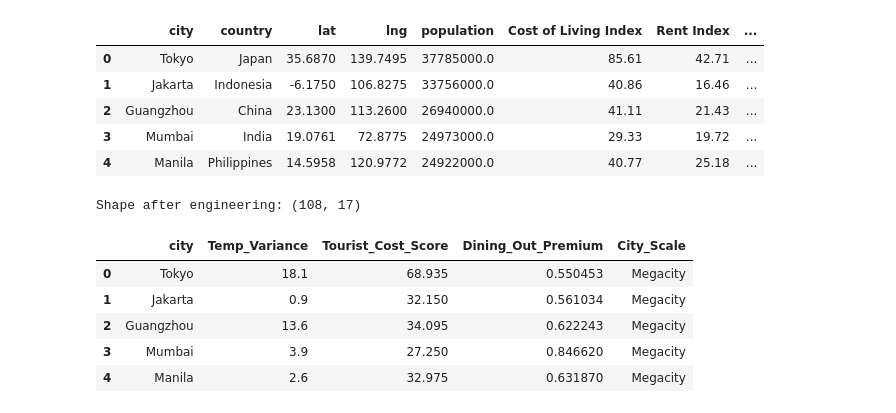
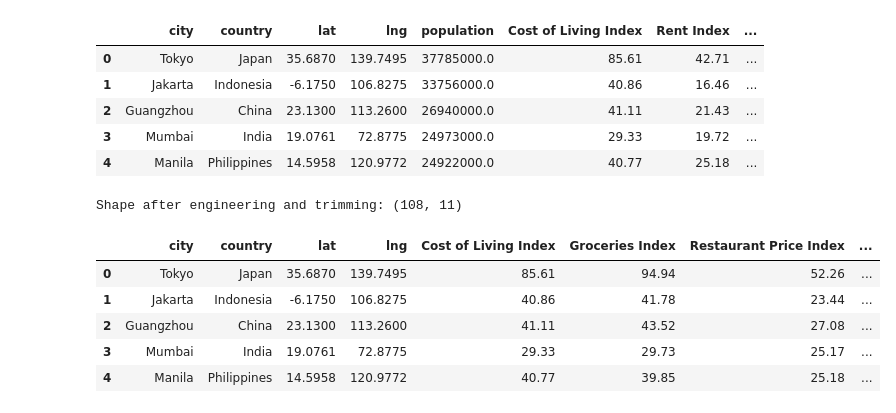
Before and after one commit to bmislol/smart-travel-planner, a Jupyter notebook: notebook/cleaning/label_engineering.ipynb, the cells around one changed output. Cells and saved outputs as stored; diff of their text form; code cells hidden in the pictures.

```diff
--- a/notebook/cleaning/label_engineering.ipynb
+++ b/notebook/cleaning/label_engineering.ipynb
@@ -36,41 +52,37 @@ Columns available for feature engineering:
 | 3 | Mumbai | India | 19.0761 | 72.8775 | 24973000.0 | 29.33 | 19.72 | ... |
 | 4 | Manila | Philippines | 14.5958 | 120.9772 | 24922000.0 | 40.77 | 25.18 | ... |
 # %%
-# Cell 2: Feature Engineering
+# Cell 2: Feature Engineering & Trimming
 
-# 1. Climate Features
-# Define the seasonal columns to find the max and min temperatures across the year
-seasonal_cols = ['Temp_DecJanFeb', 'Temp_MarAprMay', 'Temp_JunJulAug', 'Temp_SepOctNov']
-df['Temp_Variance'] = df[seasonal_cols].max(axis=1) - df[seasonal_cols].min(axis=1)
-
-# 2. Economic Features
-# Average the general cost of living with restaurant prices (ignoring rent)
+# 1. Economic Features (Keep these for the ML model to learn Budget vs Luxury)
 df['Tourist_Cost_Score'] = (df['Cost of Living Index'] + df['Restaurant Price Index']) / 2
-
-# Ratio of eating out vs buying groceries.
 df['Dining_Out_Premium'] = df['Restaurant Price Index'] / df['Groceries Index']
 
-# 3. Demographic Features
-# Convert raw population into categorical bins
-# Bins: 0 to 3M (Mid/Small), 3M to 10M (Large), 10M to 100M (Megacity)
+# 2. Demographic Features
 bins = [0, 3000000, 10000000, 100000000]
 labels = ['Mid/Small', 'Large', 'Megacity']
 df['City_Scale'] = pd.cut(df['population'], bins=bins, labels=labels)
 
-# 4. Cleanup
-# Drop the columns that are just noise for tourists
-cols_to_drop = ['Rent Index', 'Cost of Living Plus Rent Index', 'population']
+# 3. Aggressive Cleanup
+# We drop Rent, Population, and ALL static weather columns.
+# The agent will handle live weather via an API later.
+cols_to_drop = [
+    'Rent Index', 'Cost of Living Plus Rent Index', 'population',
+    'Temp_DecJanFeb', 'Temp_MarAprMay', 'Temp_JunJulAug', 'Temp_SepOctNov', 'Temp_YearAvg'
+]
+
+# Only drop columns if they actually exist (prevents errors if you run the cell twice)
+cols_to_drop = [c for c in cols_to_drop if c in df.columns]
 df = df.drop(columns=cols_to_drop)
 
-# Verify the changes
-print("Shape after engineering:", df.shape)
-display(df[['city', 'Temp_Variance', 'Tourist_Cost_Score', 'Dining_Out_Premium', 'City_Scale']].head())
+print("Shape after engineering and trimming:", df.shape)
+display(df.head())
 # %% [output]
-Shape after engineering: (108, 17)
+Shape after engineering and trimming: (108, 11)
-|  | city | Temp_Variance | Tourist_Cost_Score | Dining_Out_Premium | City_Scale |
-| 0 | Tokyo | 18.1 | 68.935 | 0.550453 | Megacity |
-| 1 | Jakarta | 0.9 | 32.150 | 0.561034 | Megacity |
-| 2 | Guangzhou | 13.6 | 34.095 | 0.622243 | Megacity |
-| 3 | Mumbai | 3.9 | 27.250 | 0.846620 | Megacity |
-| 4 | Manila | 2.6 | 32.975 | 0.631870 | Megacity |
+|  | city | country | lat | lng | Cost of Living Index | Groceries Index | Restaurant Price Index | ... |
+| 0 | Tokyo | Japan | 35.6870 | 139.7495 | 85.61 | 94.94 | 52.26 | ... |
+| 1 | Jakarta | Indonesia | -6.1750 | 106.8275 | 40.86 | 41.78 | 23.44 | ... |
+| 2 | Guangzhou | China | 23.1300 | 113.2600 | 41.11 | 43.52 | 27.08 | ... |
+| 3 | Mumbai | India | 19.0761 | 72.8775 | 29.33 | 29.73 | 25.17 | ... |
+| 4 | Manila | Philippines | 14.5958 | 120.9772 | 40.77 | 39.85 | 25.18 | ... |
 # %%
```
Also changed, not shown: parts of 8 cells of this notebook, 9 other files.
